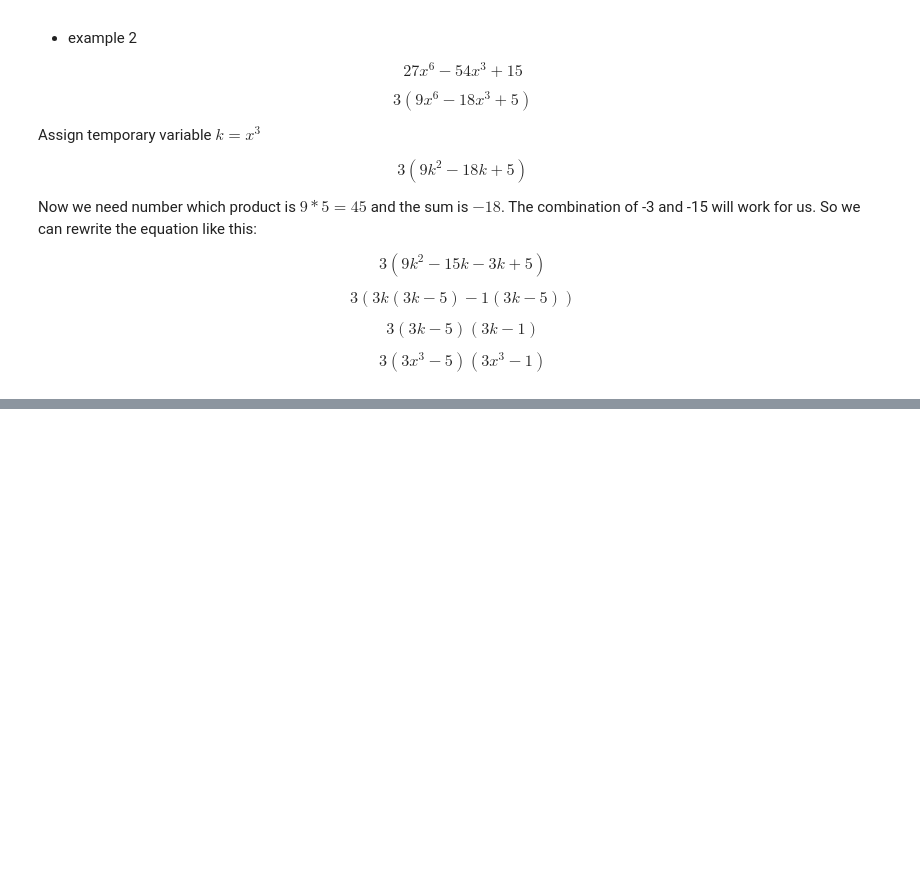
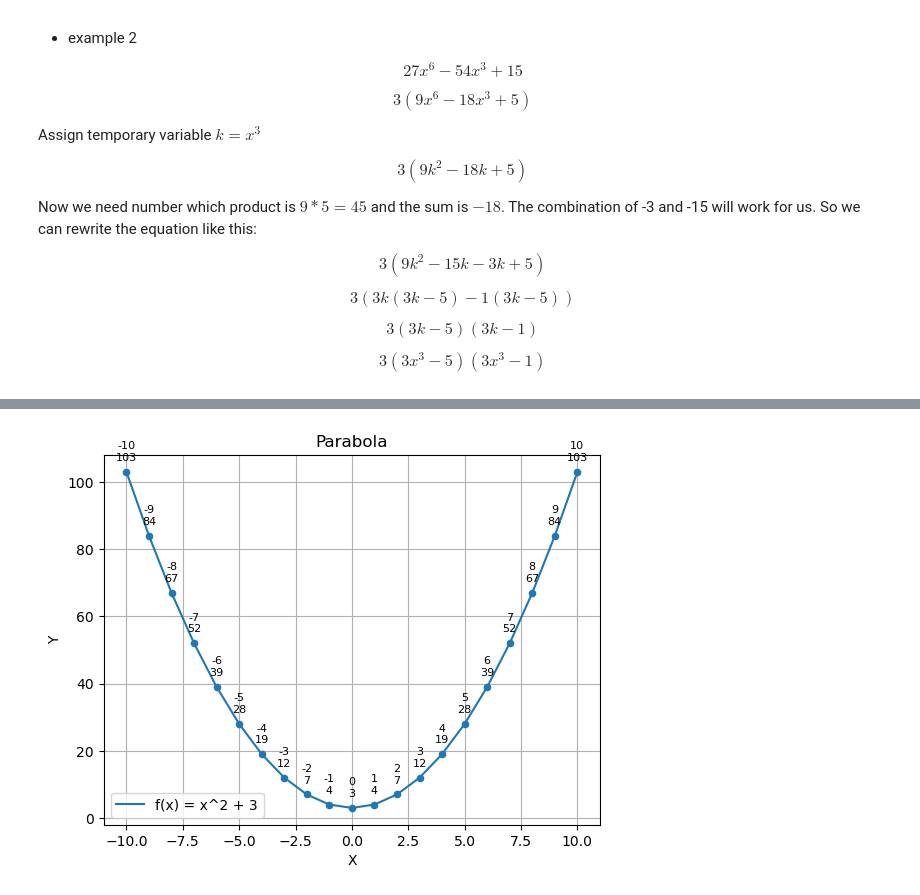
Before and after one commit to BZIvanov/Learning-Algebra, a Jupyter notebook: Algebra2/Algebra2.ipynb, the cells around one changed output, grey strips where cells are left out. Cells and saved outputs as stored; diff of their text form; code cells hidden in the pictures; blank space fills up the shorter version.

```diff
--- a/Algebra2/Algebra2.ipynb
+++ b/Algebra2/Algebra2.ipynb
@@ -1425,0 +1586,7 @@ $$ \left\{ \pm \frac{\sqrt{5}}{2}, \pm \frac{i\sqrt{10}}{2} \right\} $$
+# %%
+def f(x):
+    return x**2 + 3
+
+draw_line([{ 'draw_fn': f, 'label': 'f(x) = x^2 + 3' }])
+# %% [output]
+[figure, added]
```
Also changed, not shown: parts of 12 cells of this notebook.
